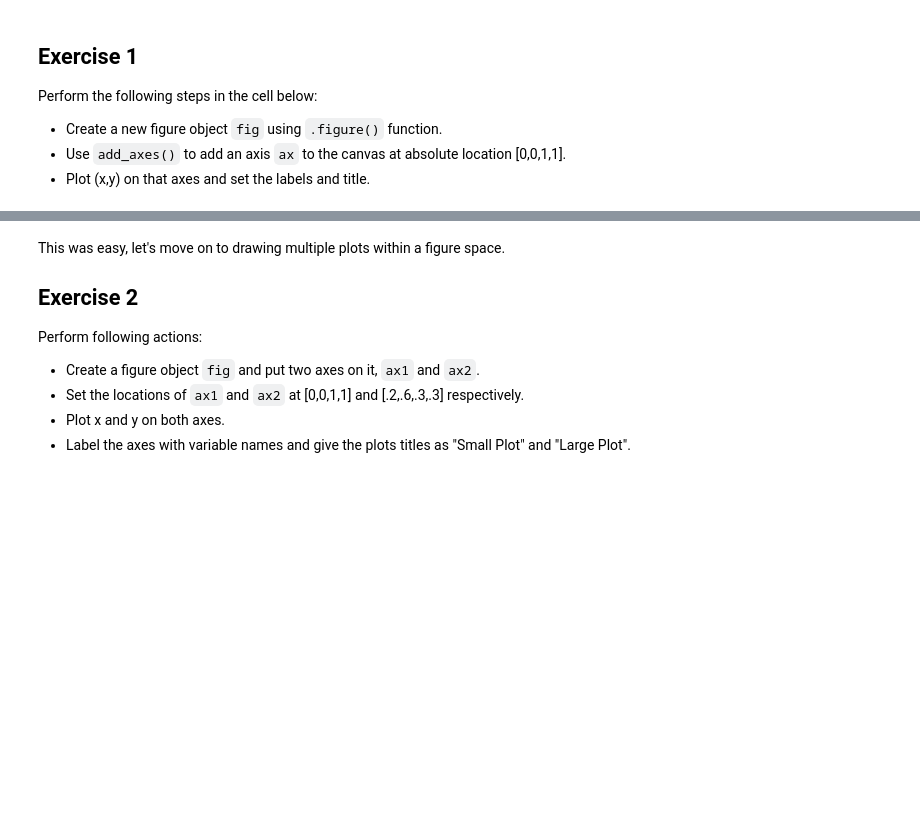
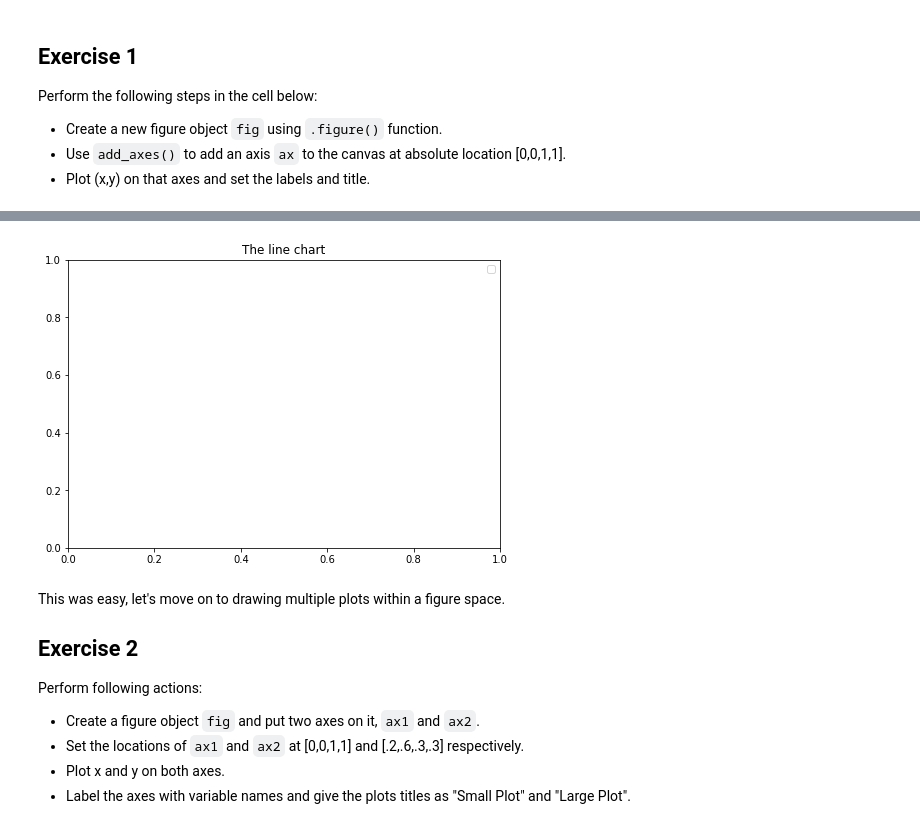
Before and after one commit to MarcSchneider71/ds-matplotlib-intro-lab-nyc-ds-career-012819, a Jupyter notebook: index.ipynb, the cells around one changed output, grey strips where cells are left out. Saved outputs shown, nothing was run; the diff lists cells and outputs as text; code cells hidden in the pictures; blank space fills up the shorter version.

```diff
--- a/index.ipynb
+++ b/index.ipynb
@@ -78,6 +78,6 @@ plt.title("The line chart")
 
 plt.legend("The line")
 
-plt.plot(x,y, marker= "3" , title= "ok, label = "inline label yosemite")
+plt.plot(x,y, marker= "3" , title= "ok" , label = "inline label yosemite")
 ax.legend()
 # %% [output]
@@ -85,3 +85,4 @@ SyntaxError: invalid syntax (<ipython-input-26-7d92ad57fc8e>, line 9)
+[figure, added]
 # %% [markdown]
 This was easy, let's move on to drawing multiple plots within a figure space.
 
```
Also changed, not shown: parts of 1 cell of this notebook.
